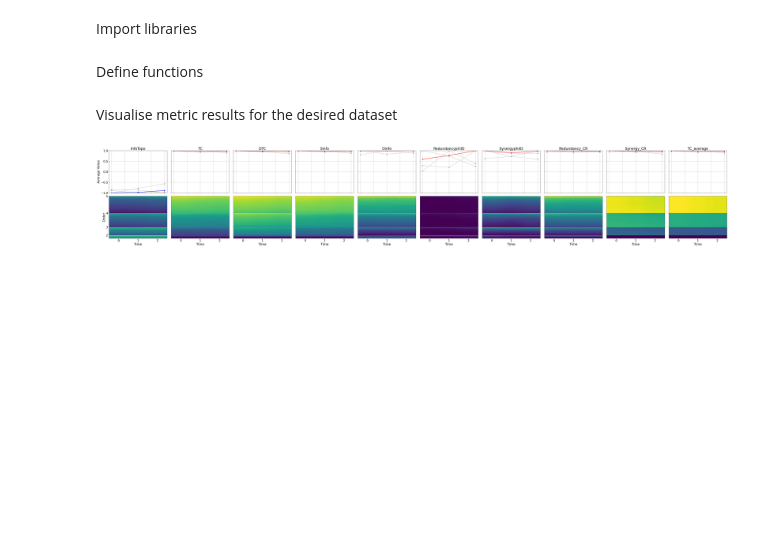
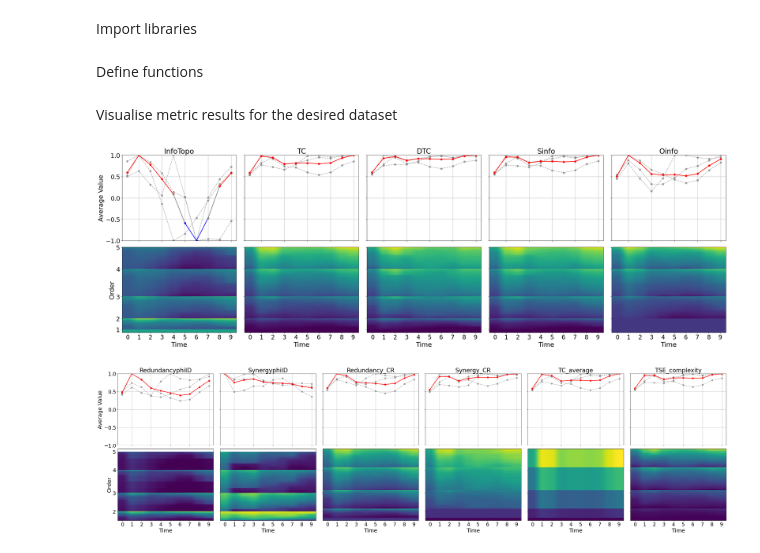
Before and after one commit to cyrilrommens/PhD_2, a Jupyter notebook: Metric_visualisation.ipynb, the cells around one changed output. Cells and saved outputs as stored; diff of their text form; code cells hidden in the pictures; blank space fills up the shorter version.

Commit message:
Computation of all metrics completed

```diff
--- a/Metric_visualisation.ipynb
+++ b/Metric_visualisation.ipynb
@@ -112,15 +112,19 @@ def main(data_dir, metrics_classes):
 Visualise metric results for the desired dataset
 # %%
 # Choose desired dataset
-data_directory = r'Data\Artificial_data\Synergistic_timeseries'
+data_directory = r'Data\Kuramoto_data\Traditional'
 
 # Retrieve complete list of metrics or specify desired one
 averages_path = os.path.join(data_directory, "averages_data.pkl")
 with open(averages_path, "rb") as f:
     averages_data = pickle.load(f)
 metrics = list(averages_data.keys()) # Adjust to specify desired metrics, e.g. metrics = ['InfoTopo', 'TC', 'Oinfo']
 
 # Run main code to visualise
-main(data_directory, metrics)
+metrics_1 = ['InfoTopo', 'TC', 'DTC', 'Sinfo', 'Oinfo']
+metrics_2 = ['RedundancyphiID', 'SynergyphiID', 'Redundancy_CR', 'Synergy_CR', 'TC_average', 'TSE_complexity']
+main(data_directory, metrics_1)
+main(data_directory, metrics_2)
 # %% [output]
-[figure, old version]
+[figure, new version]
+[figure, added]
```
Also changed, not shown: 5 other files.
